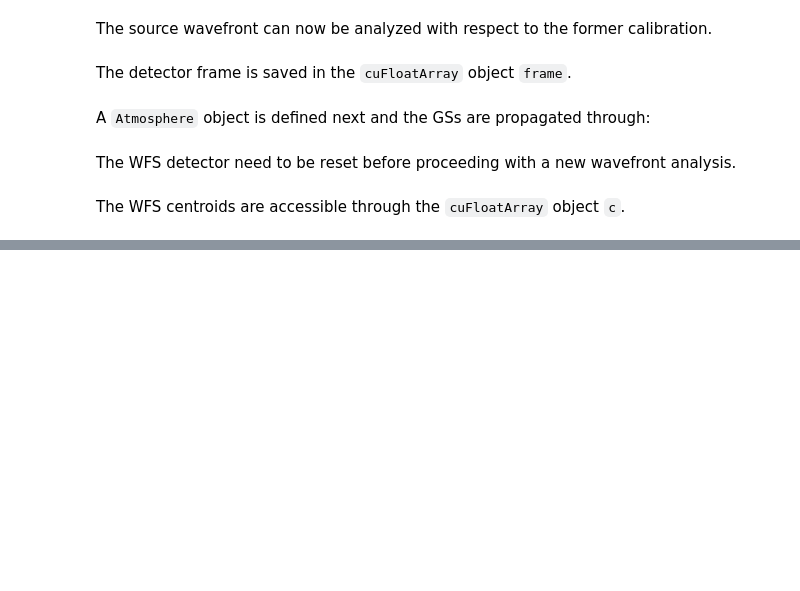
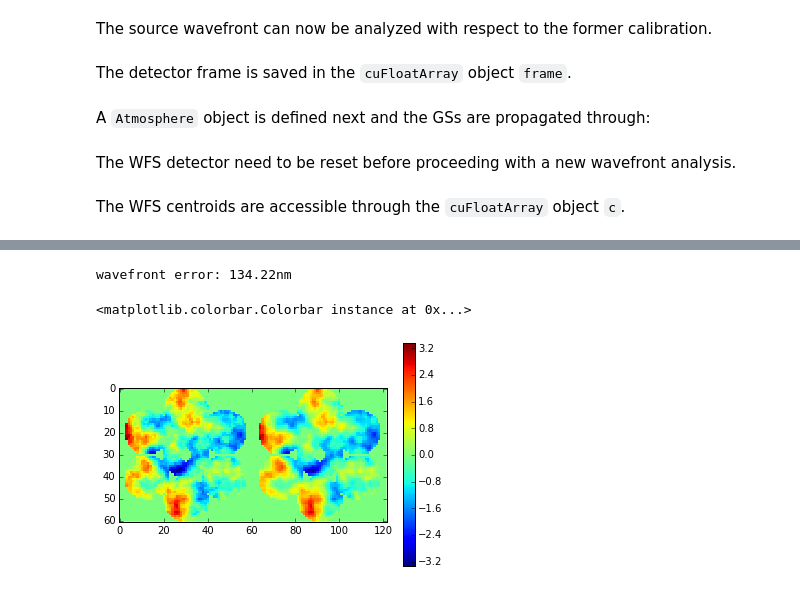
Before and after one commit to rconan/CEO, a Jupyter notebook: shackHartmann/LtaoShWfs.ipynb, the cells around one changed output, grey strips where cells are left out. Drawn from its saved outputs; the diff is of its cells as text; code cells hidden in the pictures; blank space fills up the shorter version.

```diff
--- a/shackHartmann/LtaoShWfs.ipynb
+++ b/shackHartmann/LtaoShWfs.ipynb
@@ -153,11 +154,15 @@ ValueError: total size of new array must be unchanged
 atm.get_phase_screen(src,d,NA,d,NA,0.0)
 # %%
 src_phase = src.phase
-ps_e = src_phase.host(units='micron',zm=True,mask=validActuator_f.host_data) - \
-    lmmse_phase.host(units='micron',zm=True,mask=validActuator_f.host_data)
-print "wavefront error: %6.2fnm" % (np.std(ps_e[validActuator_f.host_data!=0])*1e3)
+ps_e = src_phase.host(units='micron',zm=True,mask=mask_actuator) - \
+    lmmse_phase.host(units='micron',zm=True,mask=mask_actuator)
+print "wavefront error: %6.2fnm" % (np.std(ps_e[mask_actuator!=0])*1e3)
 imshow(np.concatenate((src_phase.host_data,lmmse_phase.host_data),axis=1),interpolation='none')
 colorbar()
+# %% [output]
+wavefront error: 134.22nm
+<matplotlib.colorbar.Colorbar instance at 0x...>
+[figure, added]
 # %%
 imshow(ps_e*1e3,interpolation='None')
 colorbar()
```
Also changed, not shown: parts of 8 cells of this notebook, 6 other files.
